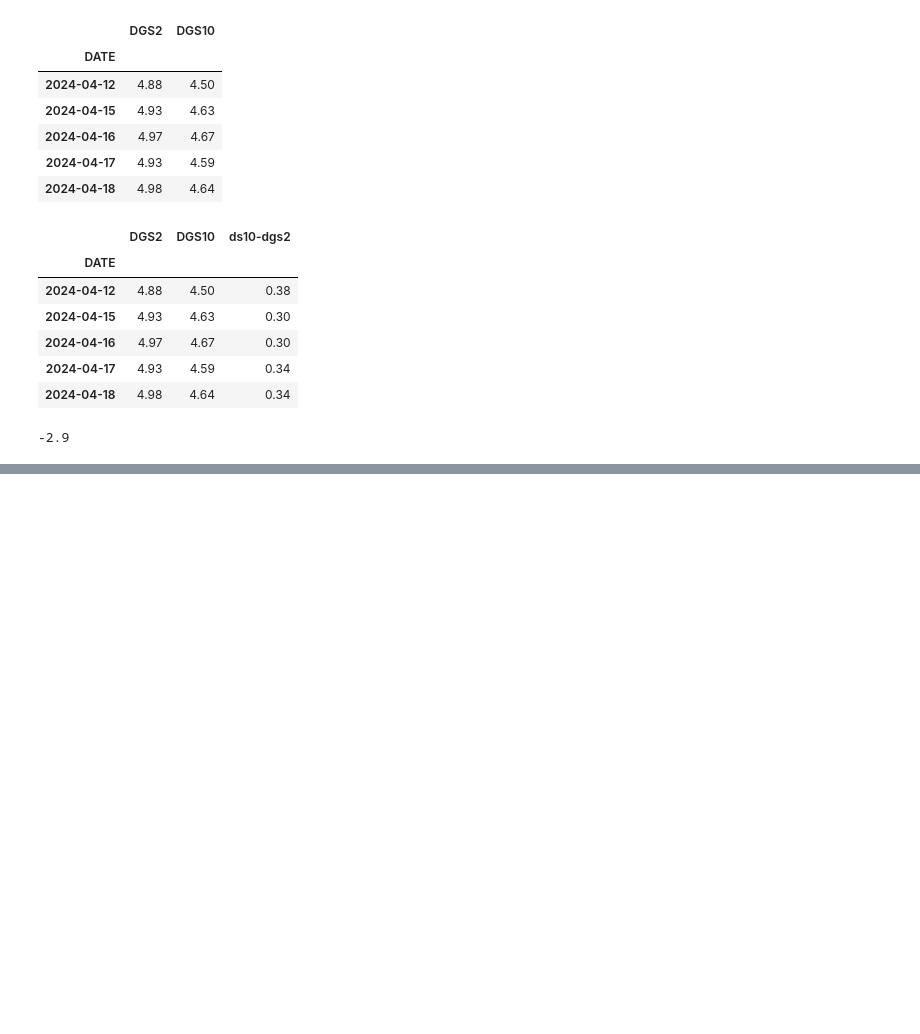
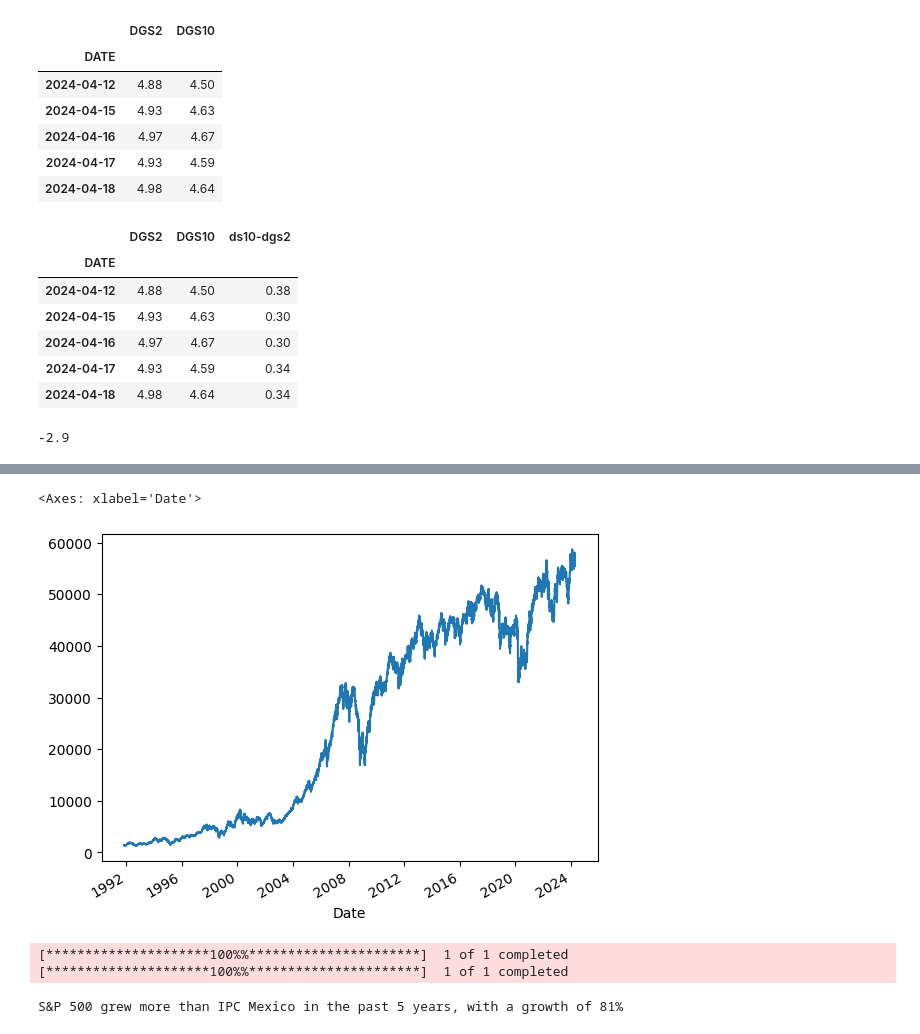
Before and after one commit to genagma/stock-markets-analytics-zoomcamp-workspace, a Jupyter notebook: notebooks/homework_1.ipynb, the cells around one changed output, grey strips where cells are left out. Saved outputs shown, nothing was run; the diff lists cells and outputs as text; code cells hidden in the pictures; blank space fills up the shorter version.

```diff
--- a/notebooks/homework_1.ipynb
+++ b/notebooks/homework_1.ipynb
@@ -123,0 +195,4 @@ dsg_2_10.tail()
+# %%
+# normally 252 trading days
+ipc_daily['adj_close_last_year'] = ipc_daily['Adj Close'].shift(252)
+ipc_daily['yoy_growth'] = ipc_daily['Adj Close'] / ipc_daily['adj_close_last_year'] -1
@@ -123,0 +216,40 @@ dsg_2_10.tail()
+# %%
+ipc_daily['Adj Close'].plot.line()
+# %% [output]
+<Axes: xlabel='Date'>
+[figure, added]
+# %%
+# prompt: Download on Yahoo Finance two daily index prices for S&P 500 (^GSPC, https://finance.yahoo.com/quote/%5EGSPC/) and IPC Mexico (^MXX, https://finance.yahoo.com/quote/%5EMXX/). Compare 5Y growth for both (between 2019-04-09 and 2024-04-09). Select the higher growing index and write down the growth in % (closest integer %). E.g. if ratio end/start was 2.0925 (or growth of 109.25%), you need to write
+
+# Download on Yahoo Finance two daily index prices for S&P 500 (^GSPC, https://finance.yahoo.com/quote/%5EGSPC/) and IPC Mexico (^MXX, https://finance.yahoo.com/quote/%5EMXX/).
+# Compare 5Y growth for both (between 2019-04-09 and 2024-04-09).
+# Select the higher growing index and write down the growth in % (closest integer %).
+# E.g. if ratio end/start was 2.0925 (or growth of 109.25%), you need to write down 109 as your answer.
+
+# S&P 500 Index
+# WEB:  https://finance.yahoo.com/quote/%5EGSPC/
+gspc_daily = yf.download(tickers = "^GSPC",
+                     start = '2019-04-09',
+                     end = '2024-04-09',
+                     interval = "1d")
+
+# IPC Mexico Index
+# WEB:  https://finance.yahoo.com/quote/%5EMXX/
+ipc_daily = yf.download(tickers = "^MXX",
+                     start = '2019-04-09',
+                     end = '2024-04-09',
+                     interval = "1d")
+
+# Calculate 5Y growth for both indexes
+gspc_5y_growth = (gspc_daily['Adj Close'][-1] / gspc_daily['Adj Close'][0] - 1) * 100
+ipc_5y_growth = (ipc_daily['Adj Close'][-1] / ipc_daily['Adj Close'][0] - 1) * 100
+
+# Select the higher growing index and write down the growth in % (closest integer %)
+if gspc_5y_growth > ipc_5y_growth:
+    print(f"S&P 500 grew more than IPC Mexico in the past 5 years, with a growth of {round(gspc_5y_growth)}%")
+else:
+    print(f"IPC Mexico grew more than S&P 500 in the past 5 years, with a growth of {round(ipc_5y_growth)}%")
+# %% [output]
+[*********************100%%**********************]  1 of 1 completed
+[*********************100%%**********************]  1 of 1 completed
+S&P 500 grew more than IPC Mexico in the past 5 years, with a growth of 81%
```
Also changed, not shown: parts of 10 cells of this notebook.
